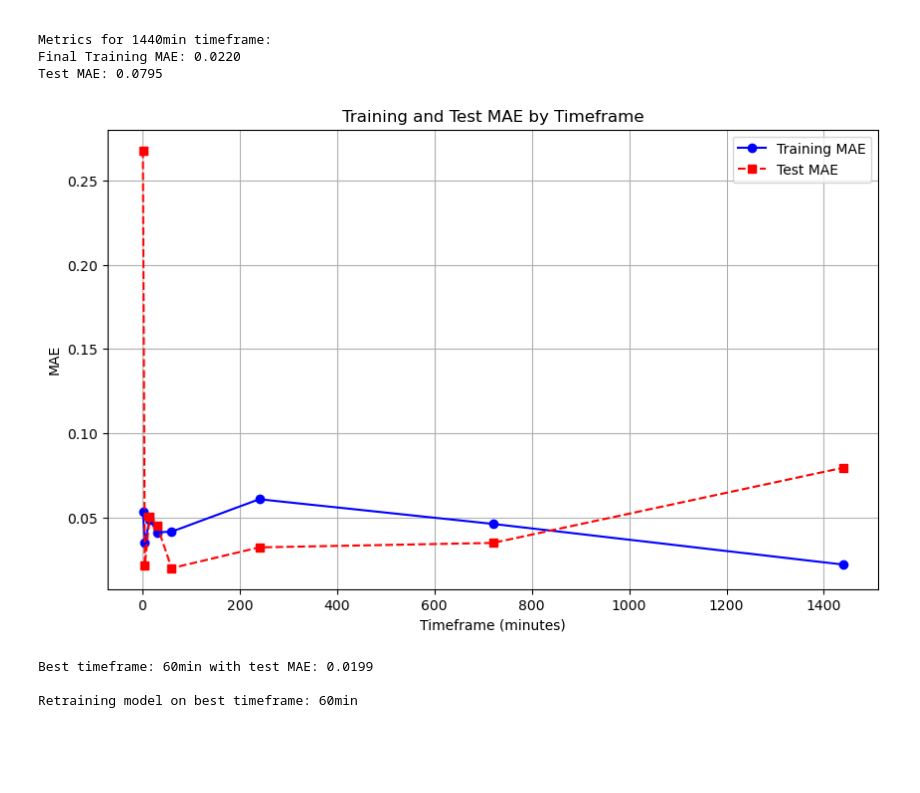
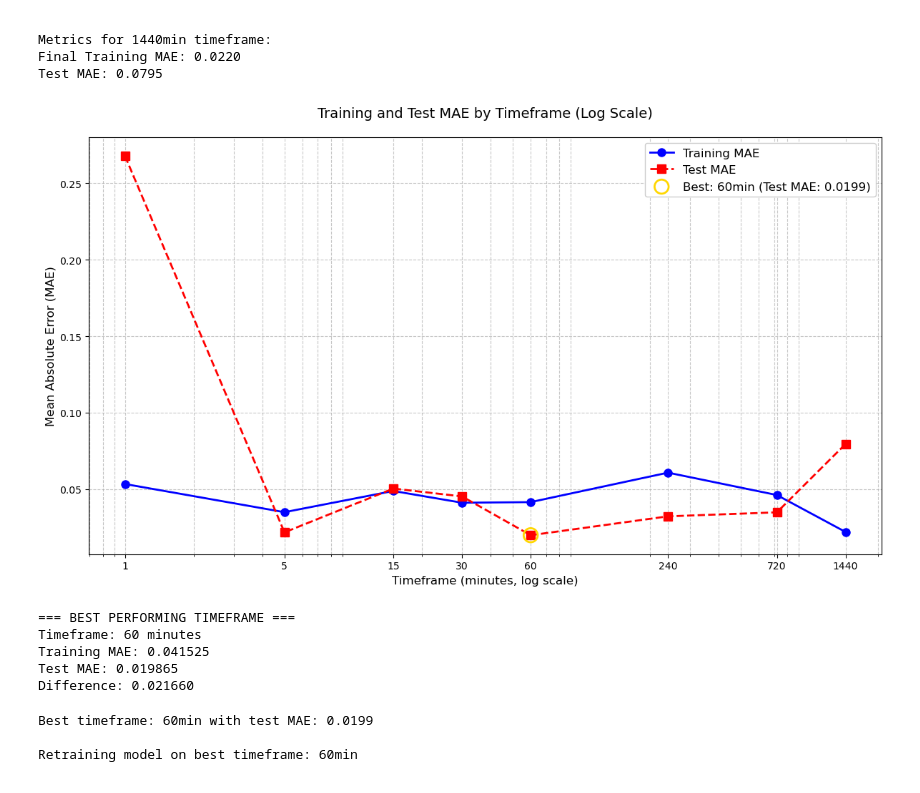
Before and after one commit to n4m3name/CryptoAI, a Jupyter notebook: AndrewFiles/NN_XBTUSD_60.ipynb, the cells around one changed output. Drawn from its saved outputs; the diff is of its cells as text; code cells hidden in the pictures; blank space fills up the shorter version.

```diff
--- a/AndrewFiles/NN_XBTUSD_60.ipynb
+++ b/AndrewFiles/NN_XBTUSD_60.ipynb
@@ -158,30 +158,66 @@ Test MAE: 0.0795
 # %%
 # After training all timeframes, plot the results
 import matplotlib.pyplot as plt
+import numpy as np
 
-# Sort timeframes for consistent plotting
-sorted_timeframes = sorted(final_train_mae.keys())
+# Sort timeframes numerically for consistent plotting
+sorted_timeframes = sorted(final_train_mae.keys(), key=lambda x: int(x))
 
-# Get MAE values in the same order as numbers (not lists)
+# Convert to numeric values for log scale
+timeframe_nums = np.array([int(tf) for tf in sorted_timeframes])
+
+# Get MAE values in the same order
 train_mae_values = [final_train_mae[tf] for tf in sorted_timeframes]
 test_mae_values = [final_test_mae[tf] for tf in sorted_timeframes]
 
-# Create the plot
-plt.figure(figsize=(10, 6))
-plt.plot(sorted_timeframes, train_mae_values, 'b-o', label='Training MAE')
-plt.plot(sorted_timeframes, test_mae_values, 'r--s', label='Test MAE')
+# Find the best performing timeframe (lowest test MAE)
+best_idx = np.argmin(test_mae_values)
+best_timeframe = sorted_timeframes[best_idx]
+best_train_mae = train_mae_values[best_idx]
+best_test_mae = test_mae_values[best_idx]
 
-# Add labels and title
-plt.title('Training and Test MAE by Timeframe')
-plt.xlabel('Timeframe (minutes)')
-plt.ylabel('MAE')
-plt.legend()
-plt.grid(True)
+# Create the plot with log scale x-axis
+plt.figure(figsize=(12, 7))
+plt.semilogx(timeframe_nums, train_mae_values, 'b-o', linewidth=2, markersize=8, label='Training MAE')
+plt.semilogx(timeframe_nums, test_mae_values, 'r--s', linewidth=2, markersize=8, label='Test MAE')
 
-# Show the plot
+# Highlight the best performing timeframe
+plt.scatter(timeframe_nums[best_idx], test_mae_values[best_idx],
+            s=200, facecolors='none', edgecolors='gold',
+            linewidths=2, zorder=10,
+            label=f'Best: {best_timeframe}min (Test MAE: {best_test_mae:.4f})')
+
+# Add labels and title with enhanced formatting
+plt.title('Training and Test MAE by Timeframe (Log Scale)', fontsize=14, pad=20)
+plt.xlabel('Timeframe (minutes, log scale)', fontsize=12)
+plt.ylabel('Mean Absolute Error (MAE)', fontsize=12)
+
+# Set custom x-ticks to show all timeframes clearly
+plt.xticks(timeframe_nums, labels=sorted_timeframes)
+plt.gca().xaxis.grid(True, which='both')  # Add grid lines for all timeframes
+
+# Add legend and grid
+plt.legend(fontsize=12, framealpha=1)
+plt.grid(True, which='both', linestyle='--', alpha=0.7)
+
+# Adjust layout and show
+plt.tight_layout()
+plt.savefig('mae_vs_timeframe_logscale_clean.png', dpi=300, bbox_inches='tight')
 plt.show()
+
+# Print the best performing timeframe and its MAE values
+print("\n=== BEST PERFORMING TIMEFRAME ===")
+print(f"Timeframe: {best_timeframe} minutes")
+print(f"Training MAE: {best_train_mae:.6f}")
+print(f"Test MAE: {best_test_mae:.6f}")
+print(f"Difference: {abs(best_train_mae - best_test_mae):.6f}")
 # %% [output]
-[figure, old version]
+[figure, new version]
+=== BEST PERFORMING TIMEFRAME ===
+Timeframe: 60 minutes
+Training MAE: 0.041525
+Test MAE: 0.019865
+Difference: 0.021660
 # %%
 # Find the timeframe with the lowest test MAE
 best_timeframe = min(final_test_mae, key=final_test_mae.get)
```
Also changed, not shown: parts of 1 cell of this notebook, 6 other files.
